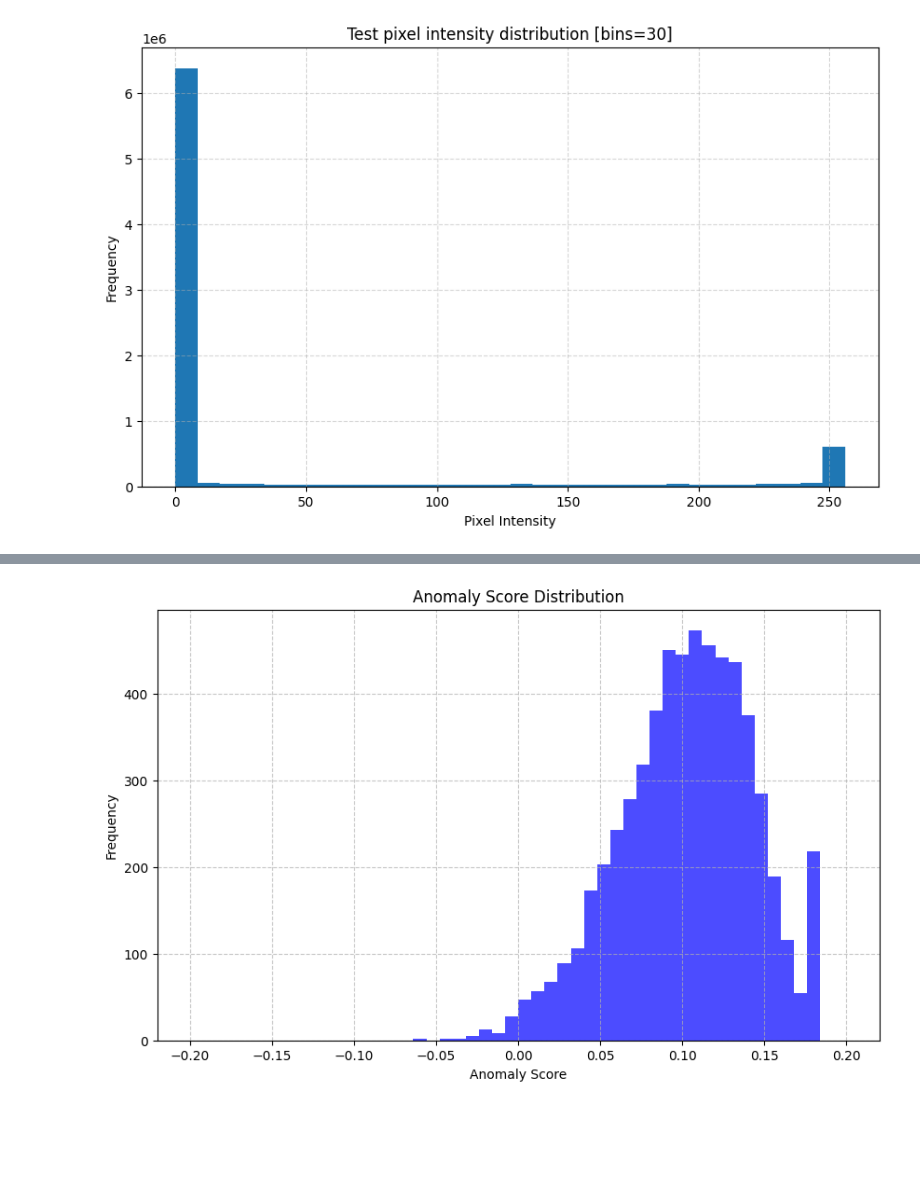
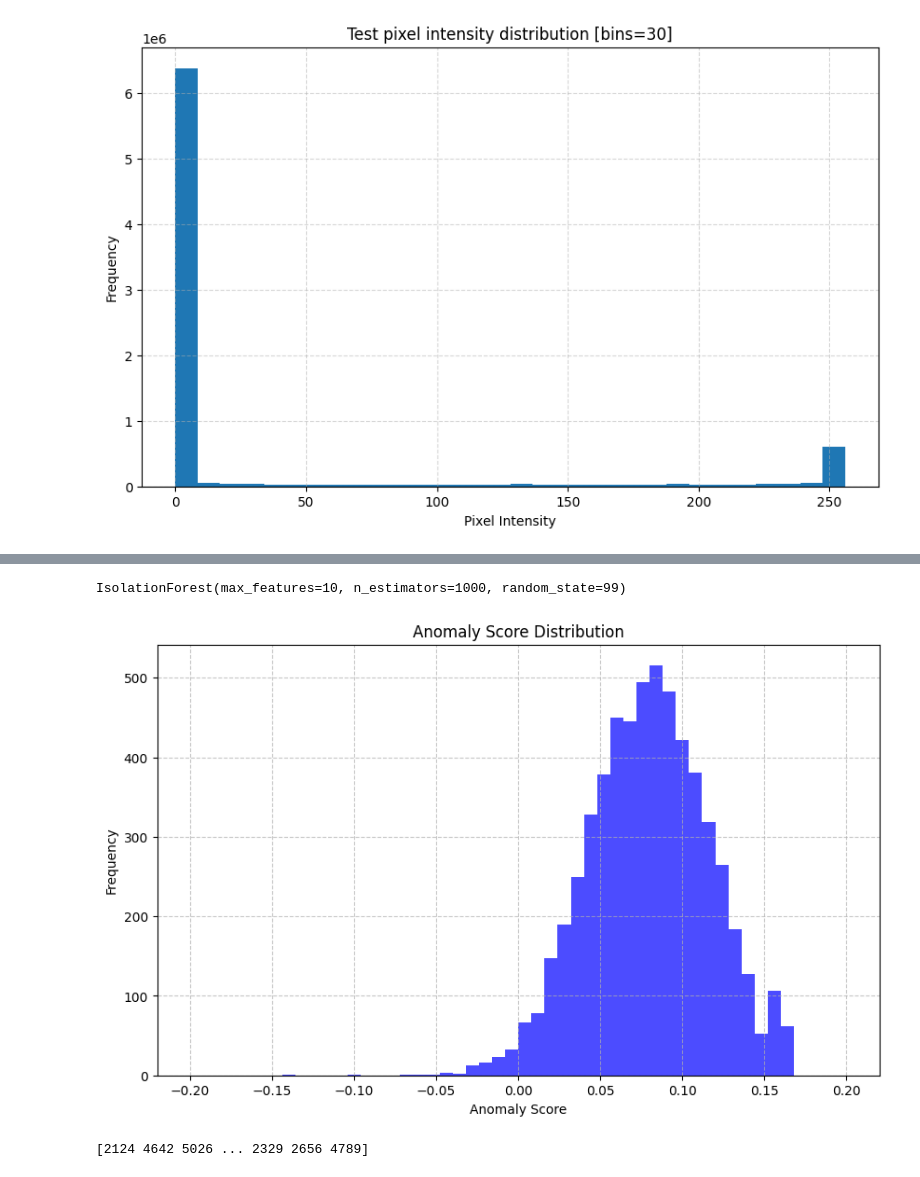
Before and after one commit to rytisss/StatisticalImageAnalysis, a Jupyter notebook: MNIST.ipynb, the cells around one changed output, grey strips where cells are left out. Saved outputs shown, nothing was run; the diff lists cells and outputs as text; code cells hidden in the pictures; blank space fills up the shorter version.

```diff
--- a/MNIST.ipynb
+++ b/MNIST.ipynb
@@ -150,7 +150,7 @@ from sklearn.ensemble import IsolationForest
 import cv2
 # %%
 # take out classes one by one
-desired_class = 2
+desired_class = 4
 # find indices where the value occurs
 indices = [i for i, x in enumerate(y_train) if x == desired_class]
 # get values of these classes
@@ -172,24 +209,32 @@ show_images(images_show, titles_show)
 # image data to histogram
 bins = 30
 desired_class_x_histograms = [cv2.calcHist([image], [0], None, [bins], [0, bins]).flatten() for image in desired_class_x]
+# %%
+# Create an Isolation Forest model
+isolation_forest = IsolationForest(contamination='auto', n_estimators=1000, max_features=10, random_state=99)
+
+# Fit the model on the data
+isolation_forest.fit(desired_class_x_histograms)
+# %% [output]
+IsolationForest(max_features=10, n_estimators=1000, random_state=99)
 # %%
-# Create an Isolation Forest model
-isolation_forest = IsolationForest(contamination=0.01, random_state=42)
-
-# Fit the model on the data
-isolation_forest.fit(desired_class_x_histograms)
-
 # Predict the anomaly score for each data point
 anomaly_scores = isolation_forest.decision_function(desired_class_x_histograms)
 
 # Visualize the anomaly scores
 plt.figure(figsize=(10, 6))
 plt.hist(anomaly_scores, bins=50, range=(-0.2, 0.2), color='blue', alpha=0.7)
 plt.xlabel("Anomaly Score")
 plt.ylabel("Frequency")
 plt.title("Anomaly Score Distribution")
 plt.grid(axis='x', linestyle='--', alpha=0.7)
 plt.grid(axis='y', linestyle='--', alpha=0.7)
 plt.show()
 # %% [output]
-[figure, old version]
+[figure, new version]
+# %%
+# get sorting indices from the smallest (biggest anomaly)
+anomaly_score_indices = np.argsort(anomaly_scores)
+print(anomaly_score_indices)
+# %% [output]
+[2124 4642 5026 ... 2329 2656 4789]
```
Also changed, not shown: parts of 4 cells of this notebook.
